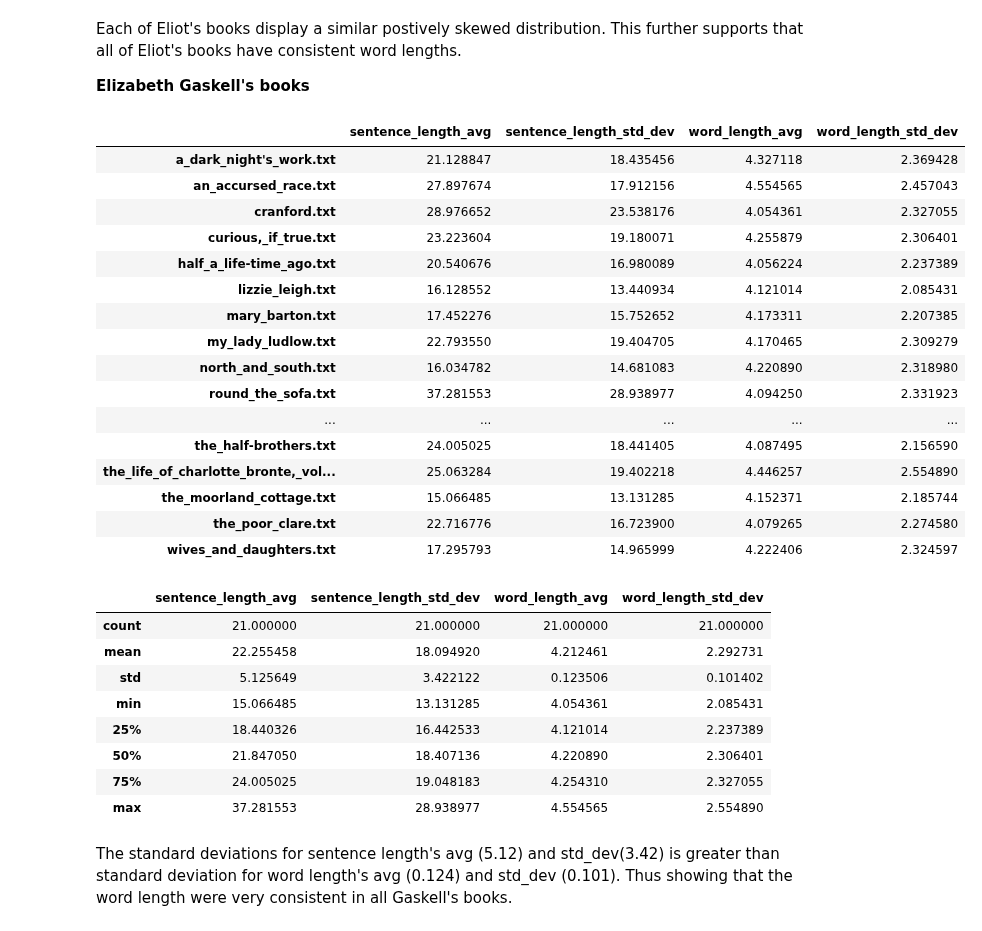
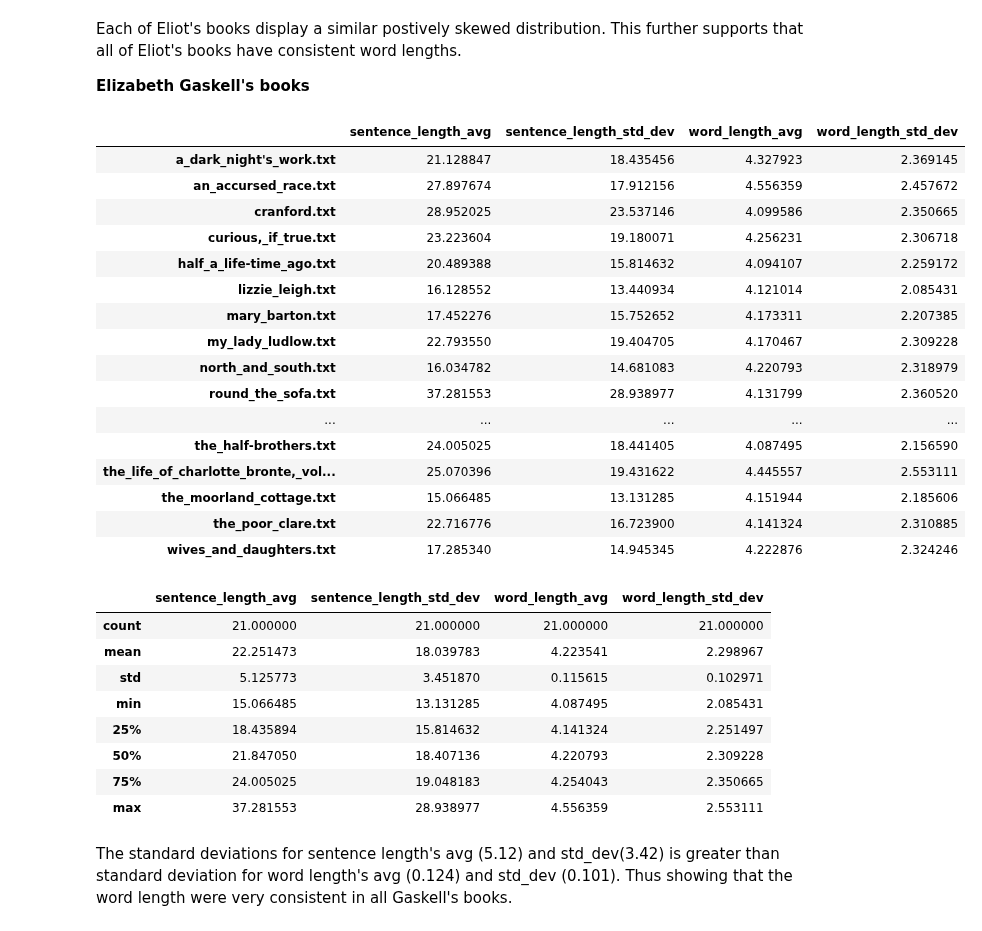
Before and after one commit to clararichter/authorship-identification, a Jupyter notebook: feature_extraction.ipynb, the cells around one changed output. Cells and saved outputs as stored; diff of their text form; code cells hidden in the pictures.

```diff
--- a/feature_extraction.ipynb
+++ b/feature_extraction.ipynb
@@ -180,7 +180,7 @@ class Text():
 <b>George Eliot's books</b>
 # %%
 author = "george_eliot"
-path = "./data/texts_stripped/" + author
+path = "./data/texts_cleaned/" + author
 books = os.listdir(path)
 
 word_len_dis = {}
@@ -262,49 +262,49 @@ Each of Eliot's books display a similar postively skewed distribution. This furt
 <b>Elizabeth Gaskell's books</b>
 # %%
 author = "elizabeth_gaskell"
-path = "./data/texts_stripped/" + author
+path = "./data/texts_cleaned/" + author
 books = os.listdir(path)
 
 word_len_dis = {}
 books_df = pd.DataFrame()
 for i in range(0, len(books)):
     text = Text(open(path + "/" + books[i],'r').read())
     text.word_length_data()
     text.sentence_length_data()
     word_len_dis[books[i]]= text.word_length_distr()
     book_df = pd.DataFrame(text.row,index =[books[i]])
     books_df = books_df.append(book_df)
 books_df
 # %% [output]
 |  | sentence_length_avg | sentence_length_std_dev | word_length_avg | word_length_std_dev |
-| a_dark_night's_work.txt | 21.128847 | 18.435456 | 4.327118 | 2.369428 |
-| an_accursed_race.txt | 27.897674 | 17.912156 | 4.554565 | 2.457043 |
-| cranford.txt | 28.976652 | 23.538176 | 4.054361 | 2.327055 |
-| curious,_if_true.txt | 23.223604 | 19.180071 | 4.255879 | 2.306401 |
-| half_a_life-time_ago.txt | 20.540676 | 16.980089 | 4.056224 | 2.237389 |
+| a_dark_night's_work.txt | 21.128847 | 18.435456 | 4.327923 | 2.369145 |
+| an_accursed_race.txt | 27.897674 | 17.912156 | 4.556359 | 2.457672 |
+| cranford.txt | 28.952025 | 23.537146 | 4.099586 | 2.350665 |
+| curious,_if_true.txt | 23.223604 | 19.180071 | 4.256231 | 2.306718 |
+| half_a_life-time_ago.txt | 20.489388 | 15.814632 | 4.094107 | 2.259172 |
 | lizzie_leigh.txt | 16.128552 | 13.440934 | 4.121014 | 2.085431 |
 | mary_barton.txt | 17.452276 | 15.752652 | 4.173311 | 2.207385 |
-| my_lady_ludlow.txt | 22.793550 | 19.404705 | 4.170465 | 2.309279 |
-| north_and_south.txt | 16.034782 | 14.681083 | 4.220890 | 2.318980 |
-| round_the_sofa.txt | 37.281553 | 28.938977 | 4.094250 | 2.331923 |
+| my_lady_ludlow.txt | 22.793550 | 19.404705 | 4.170467 | 2.309228 |
+| north_and_south.txt | 16.034782 | 14.681083 | 4.220793 | 2.318979 |
+| round_the_sofa.txt | 37.281553 | 28.938977 | 4.131799 | 2.360520 |
 | ... | ... | ... | ... | ... |
 | the_half-brothers.txt | 24.005025 | 18.441405 | 4.087495 | 2.156590 |
-| the_life_of_charlotte_bronte,_vol... | 25.063284 | 19.402218 | 4.446257 | 2.554890 |
-| the_moorland_cottage.txt | 15.066485 | 13.131285 | 4.152371 | 2.185744 |
-| the_poor_clare.txt | 22.716776 | 16.723900 | 4.079265 | 2.274580 |
-| wives_and_daughters.txt | 17.295793 | 14.965999 | 4.222406 | 2.324597 |
+| the_life_of_charlotte_bronte,_vol... | 25.070396 | 19.431622 | 4.445557 | 2.553111 |
+| the_moorland_cottage.txt | 15.066485 | 13.131285 | 4.151944 | 2.185606 |
+| the_poor_clare.txt | 22.716776 | 16.723900 | 4.141324 | 2.310885 |
+| wives_and_daughters.txt | 17.285340 | 14.945345 | 4.222876 | 2.324246 |
 # %%
 books_df.describe()
 # %% [output]
 |  | sentence_length_avg | sentence_length_std_dev | word_length_avg | word_length_std_dev |
 | count | 21.000000 | 21.000000 | 21.000000 | 21.000000 |
-| mean | 22.255458 | 18.094920 | 4.212461 | 2.292731 |
-| std | 5.125649 | 3.422122 | 0.123506 | 0.101402 |
-| min | 15.066485 | 13.131285 | 4.054361 | 2.085431 |
-| 25% | 18.440326 | 16.442533 | 4.121014 | 2.237389 |
-| 50% | 21.847050 | 18.407136 | 4.220890 | 2.306401 |
-| 75% | 24.005025 | 19.048183 | 4.254310 | 2.327055 |
-| max | 37.281553 | 28.938977 | 4.554565 | 2.554890 |
+| mean | 22.251473 | 18.039783 | 4.223541 | 2.298967 |
+| std | 5.125773 | 3.451870 | 0.115615 | 0.102971 |
+| min | 15.066485 | 13.131285 | 4.087495 | 2.085431 |
+| 25% | 18.435894 | 15.814632 | 4.141324 | 2.251497 |
+| 50% | 21.847050 | 18.407136 | 4.220793 | 2.309228 |
+| 75% | 24.005025 | 19.048183 | 4.254043 | 2.350665 |
+| max | 37.281553 | 28.938977 | 4.556359 | 2.553111 |
 # %% [markdown]
 The standard deviations for sentence length's avg (5.12) and std_dev(3.42) is greater than standard deviation for word length's avg (0.124) and std_dev (0.101). Thus showing that the word length were very consistent in all Gaskell's books.
 # %%
```
Also changed, not shown: parts of 5 cells of this notebook.
